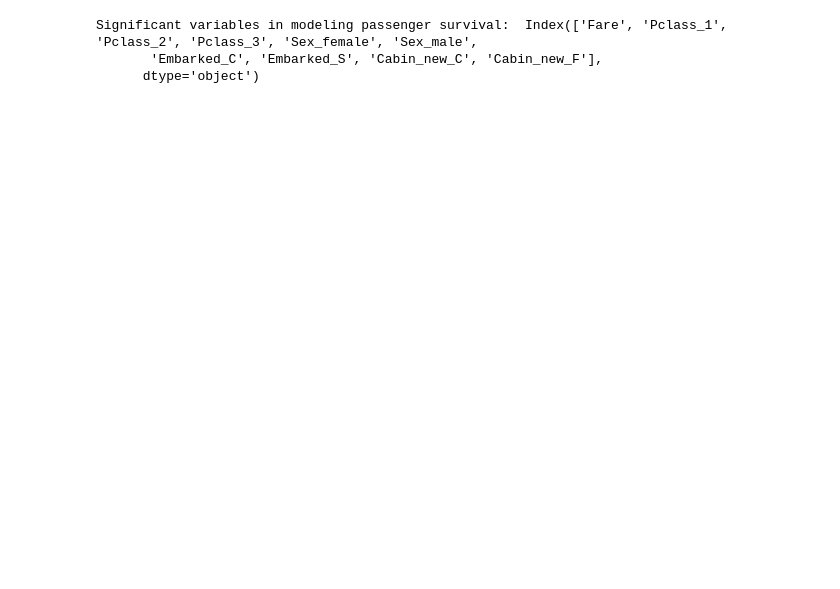
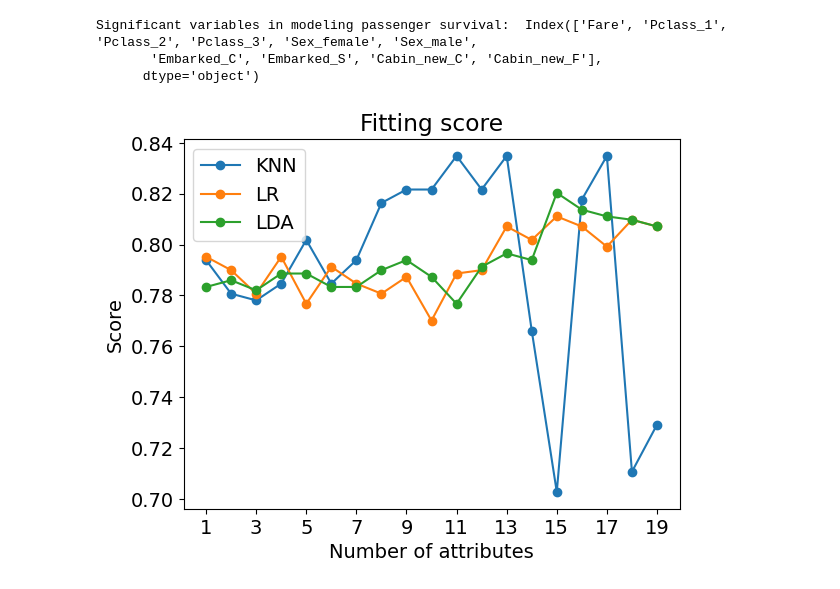
Before and after one commit to AdvancedGroupBootcamp/ai_marie_alex_moussa, a Jupyter notebook: MiniProject 3(Sample_Performance).ipynb, the cells around one changed output. Cells and saved outputs as stored; diff of their text form; code cells hidden in the pictures; blank space fills up the shorter version.

```diff
--- a/MiniProject 3(Sample_Performance).ipynb
+++ b/MiniProject 3(Sample_Performance).ipynb
@@ -307,0 +366,15 @@ Significant variables in modeling passenger survival:  Index(['Fare', 'Pclass_1'
+# %%
+n_attributes_in_range=range(1,len(X.columns)+1)
+train_scores,test_scores=attribute_impact(models,X,y,n_attributes_in_range=n_attributes_in_range,test_size=0.15)
+# %%
+plt.plot(n_attributes_in_range,train_scores["KNN"],marker='o',label="KNN")
+plt.plot(n_attributes_in_range,train_scores["LR"],marker='o',label="LR")
+plt.plot(n_attributes_in_range,train_scores["LDA"],marker='o',label="LDA")
+plt.xticks(np.arange(min(n_attributes_in_range), max(n_attributes_in_range)+1, 2.0))
+plt.title("Fitting score")
+plt.xlabel("Number of attributes")
+plt.ylabel("Score")
+plt.legend()
+plt.show()
+# %% [output]
+[figure, added]
```
Also changed, not shown: parts of 11 cells of this notebook.
